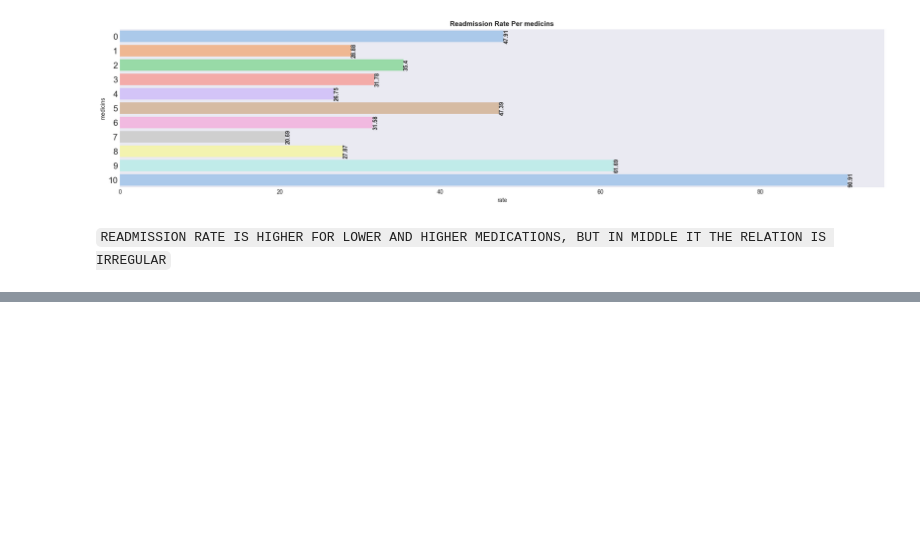
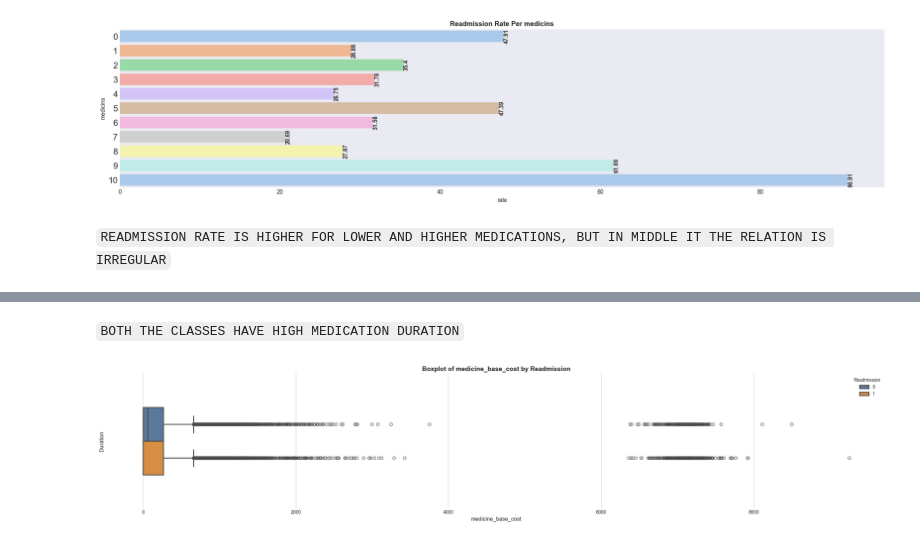
Before and after one commit to IamRaNo/Portfolio-Projects-Repository, a Jupyter notebook: Synthea Datasets/Solutions/business_problems/problem_1.ipynb, the cells around one changed output, grey strips where cells are left out. Saved outputs shown, nothing was run; the diff lists cells and outputs as text; code cells hidden in the pictures; blank space fills up the shorter version.

```diff
--- a/Synthea Datasets/Solutions/business_problems/problem_1.ipynb
+++ b/Synthea Datasets/Solutions/business_problems/problem_1.ipynb
@@ -476,0 +522,6 @@ readmission_rate_per_category('medicins')
+# %% [markdown]
+`BOTH THE CLASSES HAVE HIGH MEDICATION DURATION`
+# %%
+boxplot_in_readmission('medicine_base_cost')
+# %% [output]
+[figure, added]
```
Also changed, not shown: parts of 12 cells of this notebook.
